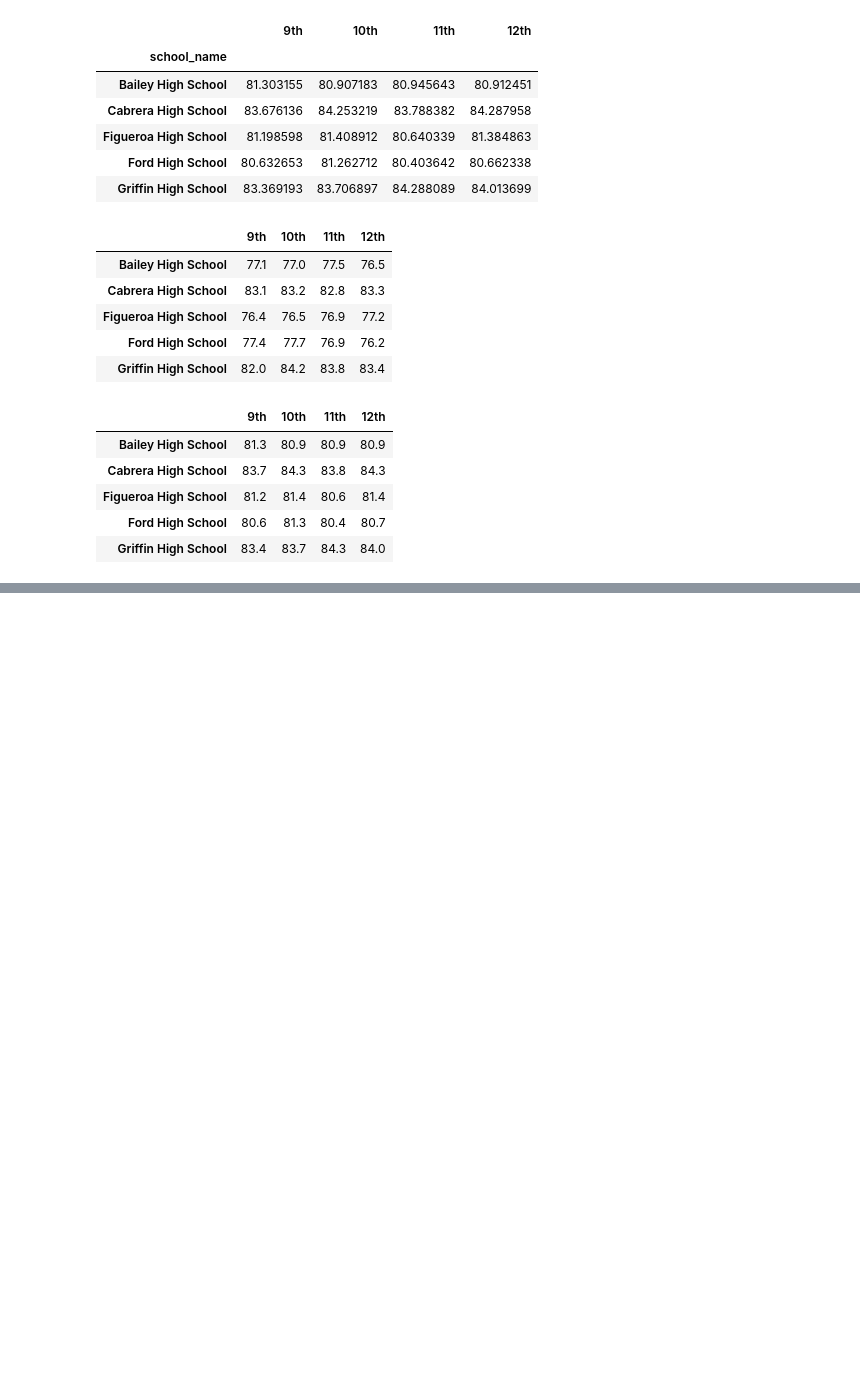
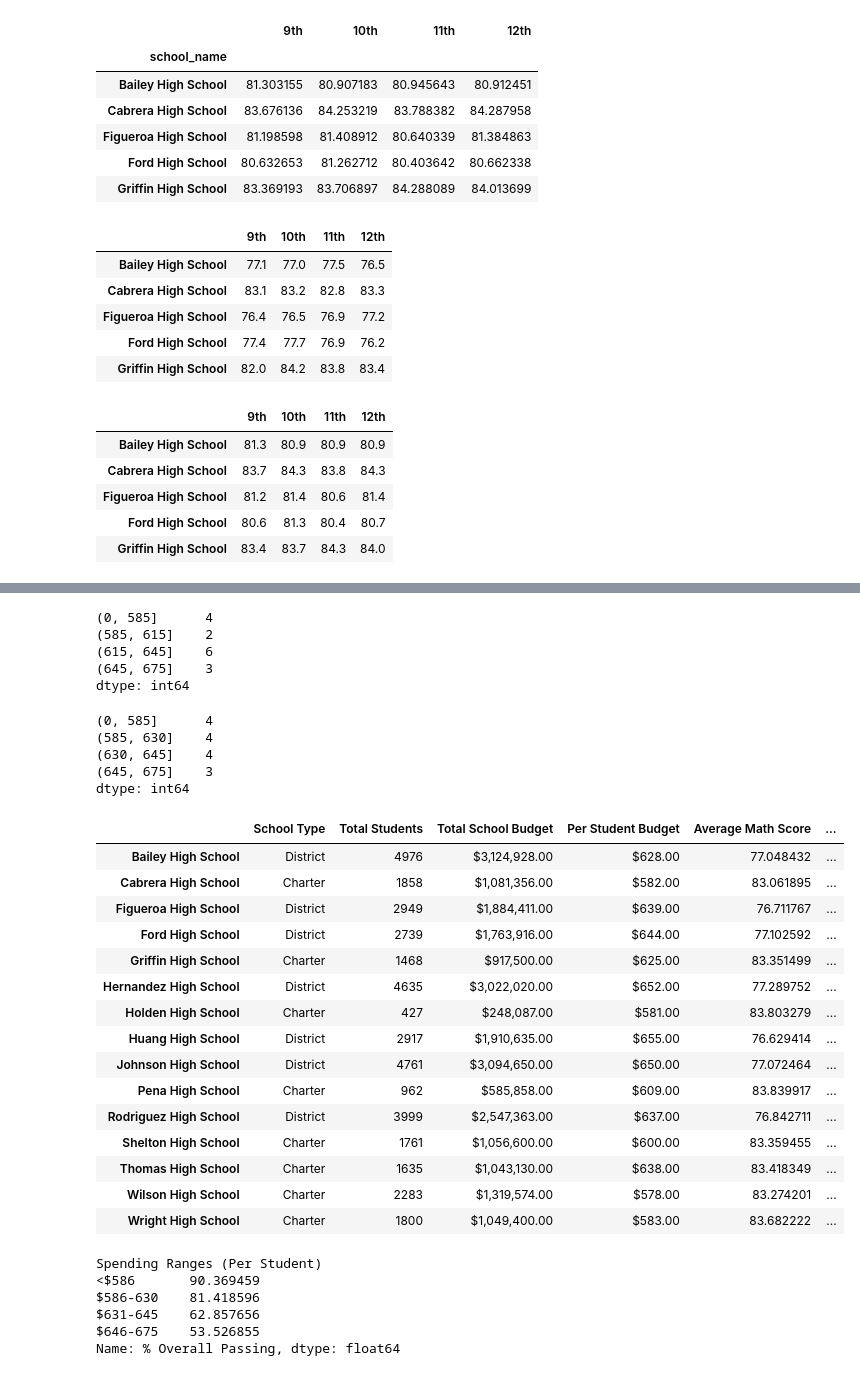
Before and after one commit to sabhafalki/Module-4-Example-School_District_Analysis, a Jupyter notebook: PyCitySchools.ipynb, the cells around one changed output, grey strips where cells are left out. Drawn from its saved outputs; the diff is of its cells as text; code cells hidden in the pictures; blank space fills up the shorter version.

Commit message:
scores by school spending

```diff
--- a/PyCitySchools.ipynb
+++ b/PyCitySchools.ipynb
@@ -1177,0 +1235,65 @@ reading_scores_by_grade.head()
+# %%
+# Cut the per_school_capita into the spending ranges.
+spending_bins = [0, 585, 615, 645, 675]
+per_school_capita.groupby(pd.cut(per_school_capita, spending_bins)).count()
+# %% [output]
+(0, 585]      4
+(585, 615]    2
+(615, 645]    6
+(645, 675]    3
+dtype: int64
+# %%
+# Cut the per_school_capita into the spending ranges.
+spending_bins = [0, 585, 630, 645, 675]
+per_school_capita.groupby(pd.cut(per_school_capita, spending_bins)).count()
+# %% [output]
+(0, 585]      4
+(585, 630]    4
+(630, 645]    4
+(645, 675]    3
+dtype: int64
+# %%
+# Establish the spending bins and group names.
+spending_bins = [0, 585, 630, 645, 675]
+group_names = ["<$586", "$586-630", "$631-645", "$646-675"]
+# %%
+# Categorize spending based on the bins.
+per_school_summary_df["Spending Ranges (Per Student)"] = pd.cut(per_school_capita, spending_bins, labels=group_names)
+
+per_school_summary_df
+# %% [output]
+|  | School Type | Total Students | Total School Budget | Per Student Budget | Average Math Score | ... |
+| Bailey High School | District | 4976 | $3,124,928.00 | $628.00 | 77.048432 | ... |
+| Cabrera High School | Charter | 1858 | $1,081,356.00 | $582.00 | 83.061895 | ... |
+| Figueroa High School | District | 2949 | $1,884,411.00 | $639.00 | 76.711767 | ... |
+| Ford High School | District | 2739 | $1,763,916.00 | $644.00 | 77.102592 | ... |
+| Griffin High School | Charter | 1468 | $917,500.00 | $625.00 | 83.351499 | ... |
+| Hernandez High School | District | 4635 | $3,022,020.00 | $652.00 | 77.289752 | ... |
+| Holden High School | Charter | 427 | $248,087.00 | $581.00 | 83.803279 | ... |
+| Huang High School | District | 2917 | $1,910,635.00 | $655.00 | 76.629414 | ... |
+| Johnson High School | District | 4761 | $3,094,650.00 | $650.00 | 77.072464 | ... |
+| Pena High School | Charter | 962 | $585,858.00 | $609.00 | 83.839917 | ... |
+| Rodriguez High School | District | 3999 | $2,547,363.00 | $637.00 | 76.842711 | ... |
+| Shelton High School | Charter | 1761 | $1,056,600.00 | $600.00 | 83.359455 | ... |
+| Thomas High School | Charter | 1635 | $1,043,130.00 | $638.00 | 83.418349 | ... |
+| Wilson High School | Charter | 2283 | $1,319,574.00 | $578.00 | 83.274201 | ... |
+| Wright High School | Charter | 1800 | $1,049,400.00 | $583.00 | 83.682222 | ... |
+# %%
+# Calculate averages for the desired columns.
+spending_math_scores = per_school_summary_df.groupby(["Spending Ranges (Per Student)"]).mean()["Average Math Score"]
+
+spending_reading_scores = per_school_summary_df.groupby(["Spending Ranges (Per Student)"]).mean()["Average Reading Score"]
+
+spending_passing_math = per_school_summary_df.groupby(["Spending Ranges (Per Student)"]).mean()["% Passing Math"]
+
+spending_passing_reading = per_school_summary_df.groupby(["Spending Ranges (Per Student)"]).mean()["% Passing Reading"]
+
+overall_passing_spending = per_school_summary_df.groupby(["Spending Ranges (Per Student)"]).mean()["% Overall Passing"]
+overall_passing_spending
+# %% [output]
+Spending Ranges (Per Student)
+<$586       90.369459
+$586-630    81.418596
+$631-645    62.857656
+$646-675    53.526855
+Name: % Overall Passing, dtype: float64
```
Also changed, not shown: parts of 5 cells of this notebook.
